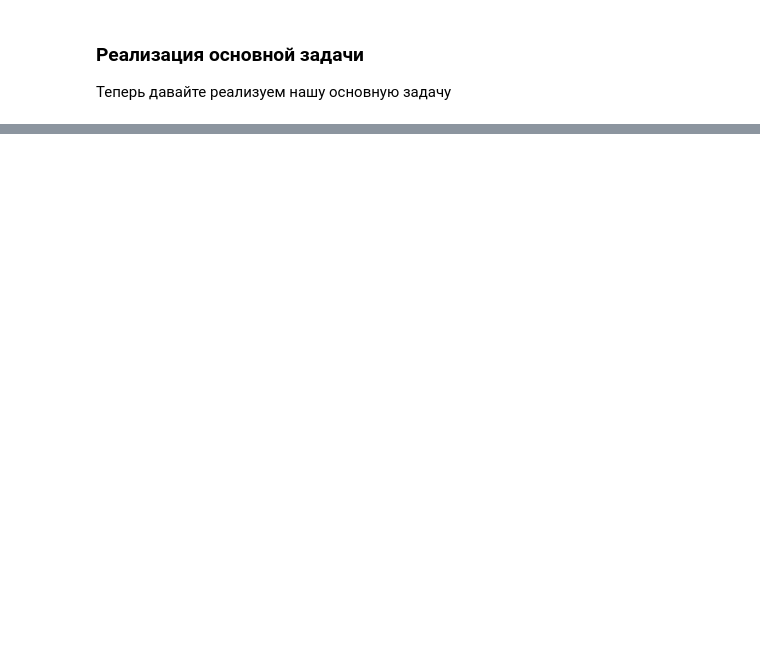
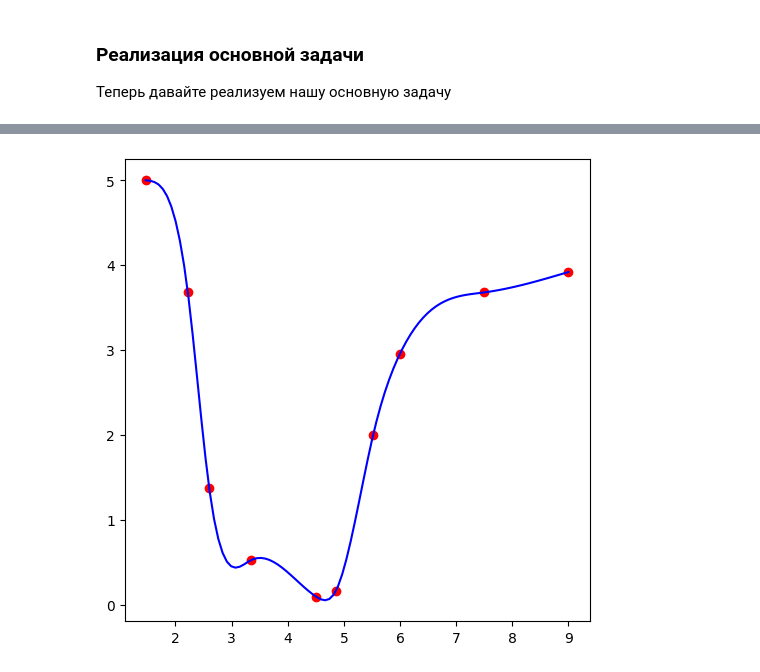
Before and after one commit to whitewolf185/DM, a Jupyter notebook: course/course.ipynb, the cells around one changed output, grey strips where cells are left out. Saved outputs shown, nothing was run; the diff lists cells and outputs as text; code cells hidden in the pictures; blank space fills up the shorter version.

```diff
--- a/course/course.ipynb
+++ b/course/course.ipynb
@@ -224,0 +390,9 @@ spline.print_spline()
+# %%
+another_p =[1, 2e-2, 2e-2, 2e-2, 2e-2, 2e-2, 2e-2, 2e-2, 2e-2]
+
+another_X = [1.47,2.22,2.60,3.35,4.50,4.86,5.52,6.00,7.50,9.00]
+another_Y = [5.00,3.68,1.38,0.53,0.10,0.17,2.00,2.96,3.68,3.92]
+exp_spline.rebuild(another_X, another_Y, another_p)
+exp_spline.print_spline()
+# %% [output]
+[figure, added]
```
Also changed, not shown: parts of 9 cells of this notebook.
